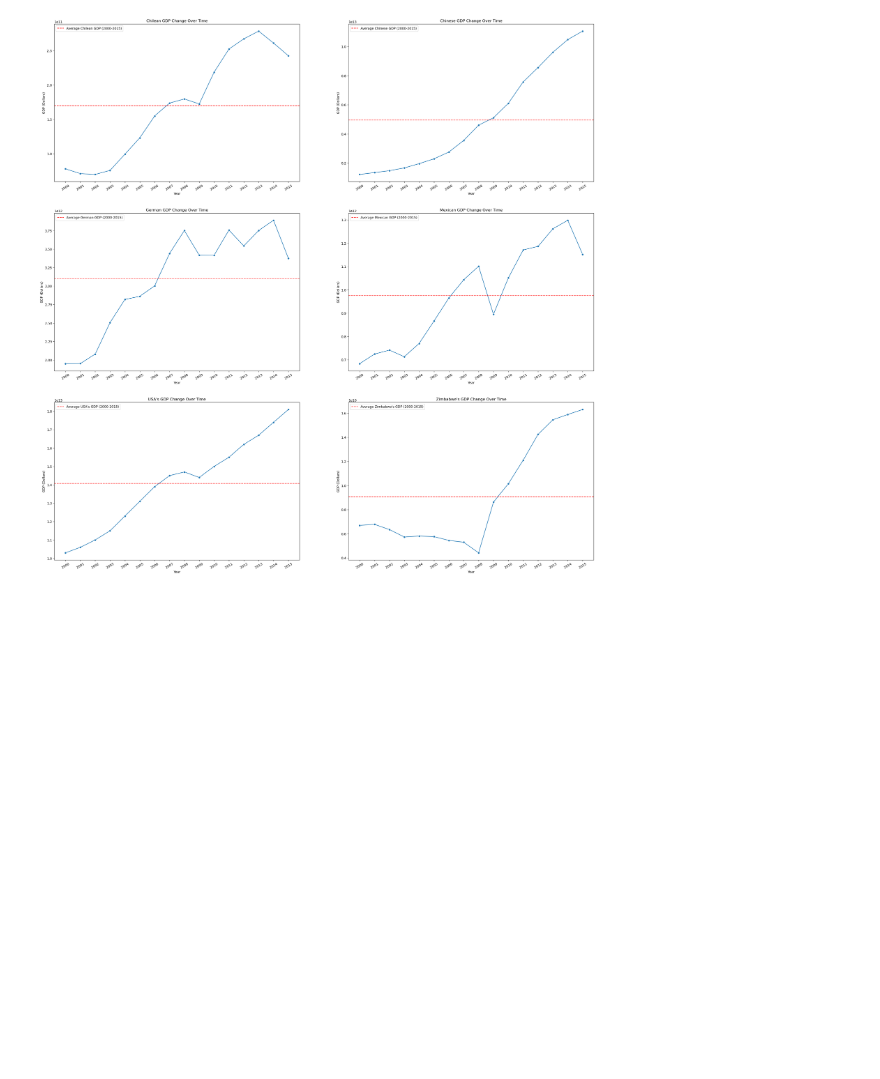
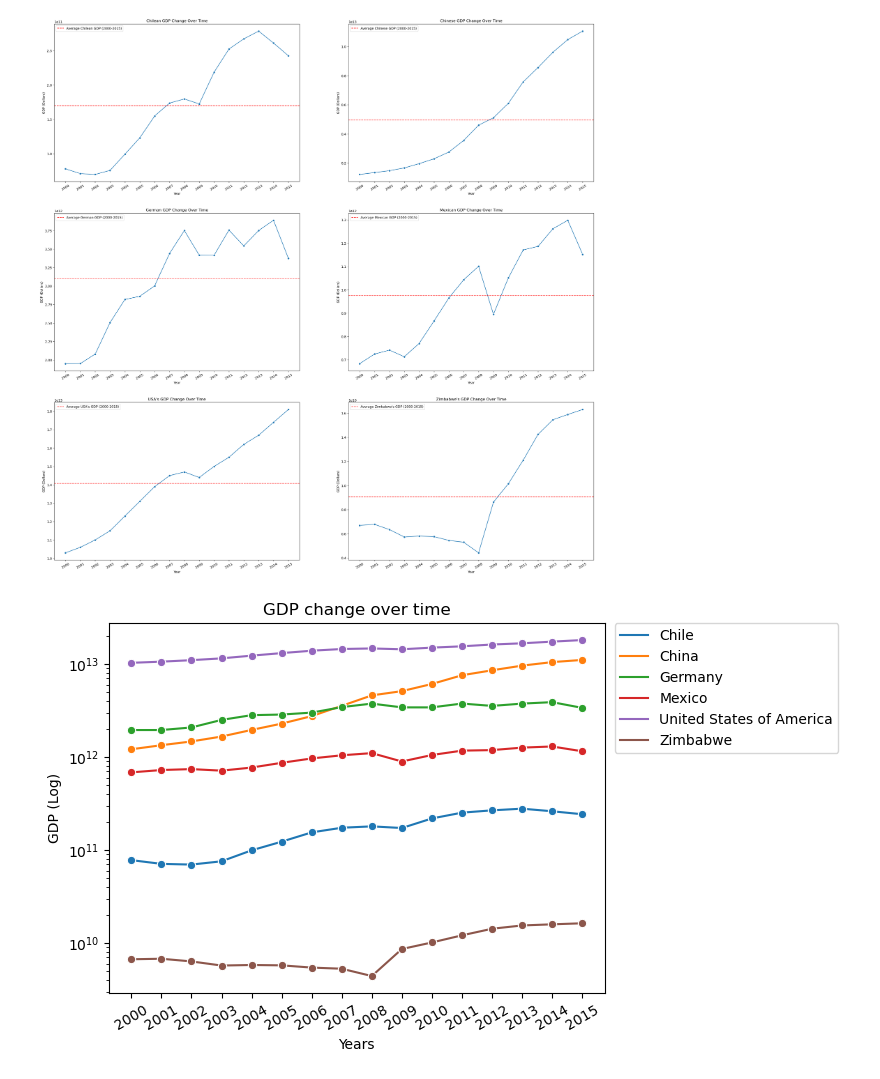
Before and after one commit to Claudio-AhumadaL/Life-Expectancy-and-GDP-Analysis, a Jupyter notebook: life_expectancy_gdp_Claudio-AhumadaL.ipynb, the cells around one changed output. Drawn from its saved outputs; the diff is of its cells as text; code cells hidden in the pictures; blank space fills up the shorter version.

Commit message:
Add gdp vs change lineplot with every country
Used logarithmic scale for the GDP for better visualization

```diff
--- a/life_expectancy_gdp_Claudio-AhumadaL.ipynb
+++ b/life_expectancy_gdp_Claudio-AhumadaL.ipynb
@@ -169,3 +175,17 @@ plt.title("Zimbabwe's GDP Change Over Time")
 plt.show()
 # %% [output]
 [figure]
+# %%
+# GDP change over time - same lineplot
+
+axt = sns.lineplot(x = legdp_data["Year"], y = legdp_data["GDP"], hue = legdp_data["Country"], marker="o")
+axt.set_yscale("log")
+axt.set_xticks(years)
+axt.set_xticklabels(labels = years, rotation=30)
+plt.xlabel("Years")
+plt.ylabel("GDP (Log)")
+plt.title("GDP change over time")
+plt.legend(bbox_to_anchor=(1.02, 1), borderaxespad=0)
+plt.show()
+# %% [output]
+[figure, added]
```
Also changed, not shown: parts of 1 cell of this notebook.
